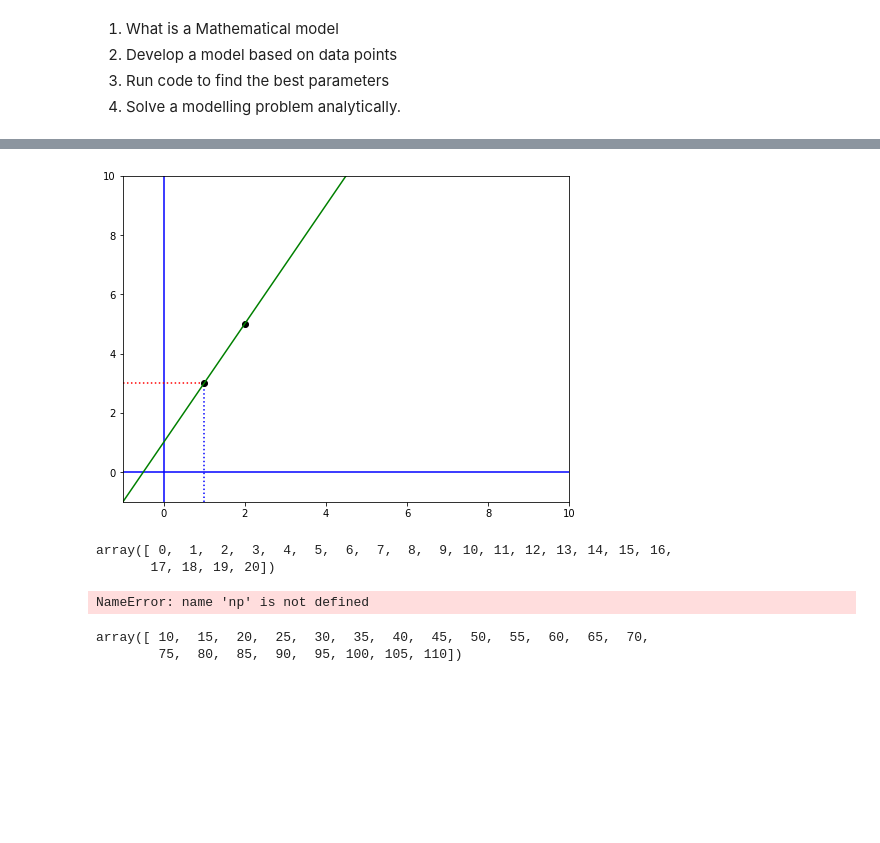
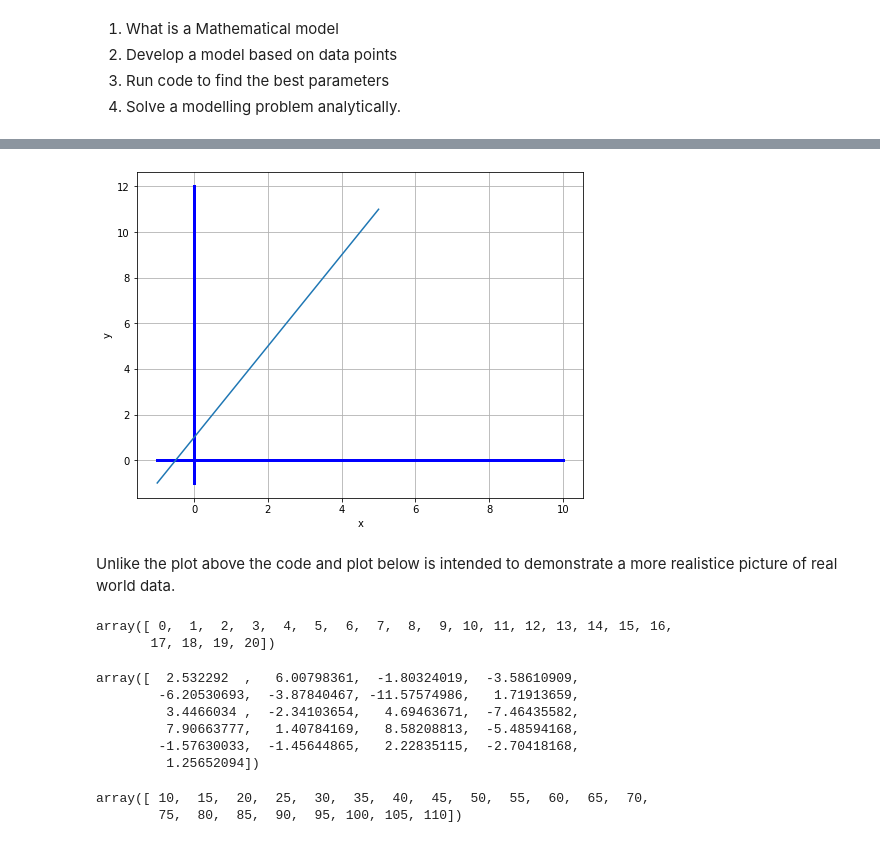
Before and after one commit to donneger/machinelearning_statistics, a Jupyter notebook: ml_practicals/ml_stats_practicals_models.ipynb, the cells around one changed output, grey strips where cells are left out. Cells and saved outputs as stored; diff of their text form; code cells hidden in the pictures; blank space fills up the shorter version.

```diff
--- a/ml_practicals/ml_stats_practicals_models.ipynb
+++ b/ml_practicals/ml_stats_practicals_models.ipynb
@@ -22,24 +40,32 @@ import matplotlib.pyplot as plt
 plt.rcParams['figure.figsize'] = (8,6)
-# %%
-# Draw some axes.
-plt.plot([-1, 10], [0, 0], 'b')
-plt.plot([0, 0], [-1, 10], 'b')
-
-# Plot the red, blue and green lines.
-plt.plot([1, 1], [-1, 3], 'b:')
-plt.plot([-1, 1], [3, 3], 'r:')
-
-# Plot the two points (1,3) and (2,5).
-plt.plot([1, 2], [3, 5], 'ko')
-# Join them with an (extending) green lines.
-plt.plot([-1, 10], [-1, 21], 'g-')
-
-# Set some reasonable plot limits.
-plt.xlim([-1, 10])
-plt.ylim([-1, 10])
-
-# Show the plot.
-plt.show()
-# %% [output]
-[figure, removed]
+# %%
+# This plot shows the equatation y = 2x+c in the x range -1 to 5.
+# Set the range of x values
+x_val = [x for x in range(-1, 6)]
+
+# Draw x and y axes and set the linewidth.
+plt.plot([-1, 10], [0, 0], 'b', lw=3)
+plt.plot([0, 0], [-1, 12], 'b', lw=3)
+
+# Set the values of m and b
+m = 2
+c = 1
+
+# Calculate the corresponding y values
+y = [m*x + c for x in x_val]
+
+# Plot the points (x, y)
+plt.plot(x_val, y)
+
+# Add labels to the axes
+plt.xlabel('x')
+plt.ylabel('y')
+
+plt.grid()
+# Show the plot
+plt.show()
+# %% [output]
+[figure, added]
+# %% [markdown]
+Unlike the plot above the code and plot below is intended to demonstrate a more realistice picture of real world data.
 # %%
@@ -49,8 +76,13 @@ x
 array([ 0,  1,  2,  3,  4,  5,  6,  7,  8,  9, 10, 11, 12, 13, 14, 15, 16,
        17, 18, 19, 20])
 # %%
-y1 = np.random.normal(0,5,w.size)
+y1 = np.random.normal(0,5,x.size)
 y1
 # %% [output]
-NameError: name 'np' is not defined
+array([  2.532292  ,   6.00798361,  -1.80324019,  -3.58610909,
+        -6.20530693,  -3.87840467, -11.57574986,   1.71913659,
+         3.4466034 ,  -2.34103654,   4.69463671,  -7.46435582,
+         7.90663777,   1.40784169,   8.58208813,  -5.48594168,
+        -1.57630033,  -1.45644865,   2.22835115,  -2.70418168,
+         1.25652094])
 # %%
```
Also changed, not shown: parts of 5 cells of this notebook.
